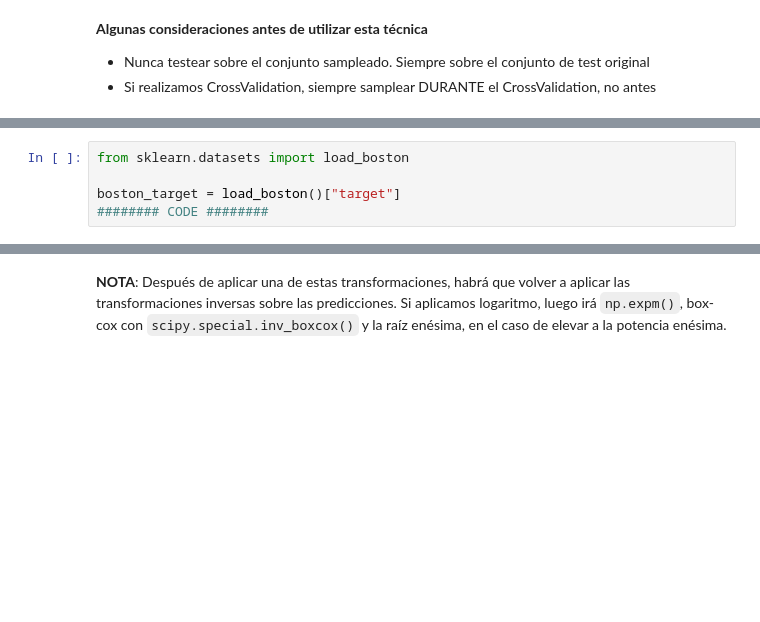
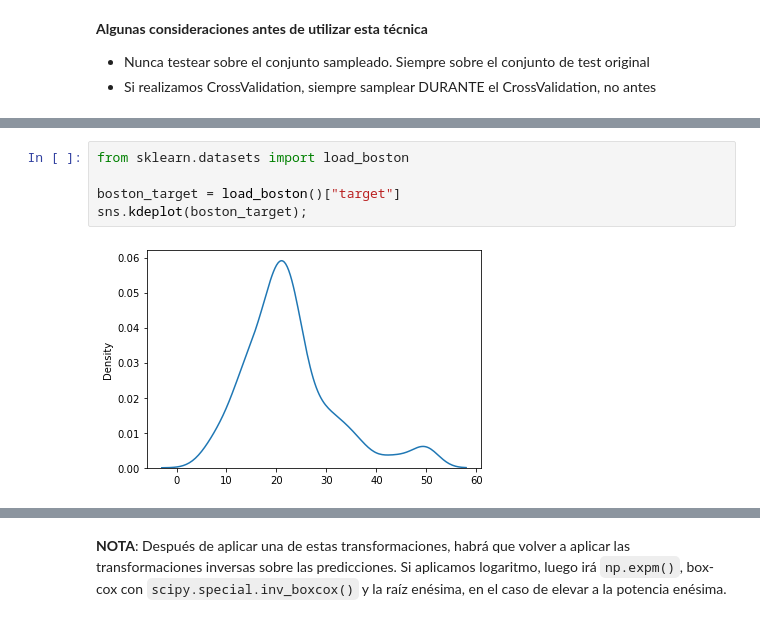
Before and after one commit to CarlosDiazGirol/thebridgedsftsep20, a Jupyter notebook: 3-Machine Learning/1-Supervisado/9-ML Guide/ML Guide.ipynb, the cells around one changed output, grey strips where cells are left out. Drawn from its saved outputs; the diff is of its cells as text; blank space fills up the shorter version.

```diff
--- a/3-Machine Learning/1-Supervisado/9-ML Guide/ML Guide.ipynb
+++ b/3-Machine Learning/1-Supervisado/9-ML Guide/ML Guide.ipynb
@@ -322,8 +357,10 @@ Esta gráfica compara la variable en sí con respecto a una función de distribu
 # %%
 from sklearn.datasets import load_boston
 
 boston_target = load_boston()["target"]
-######## CODE ########
+sns.kdeplot(boston_target);
+# %% [output]
+[figure, added]
 # %%
 fig, axes = plt.subplots(1, 4, figsize=(20, 5), sharey=True)
 
```
Also changed, not shown: parts of 49 cells of this notebook.
